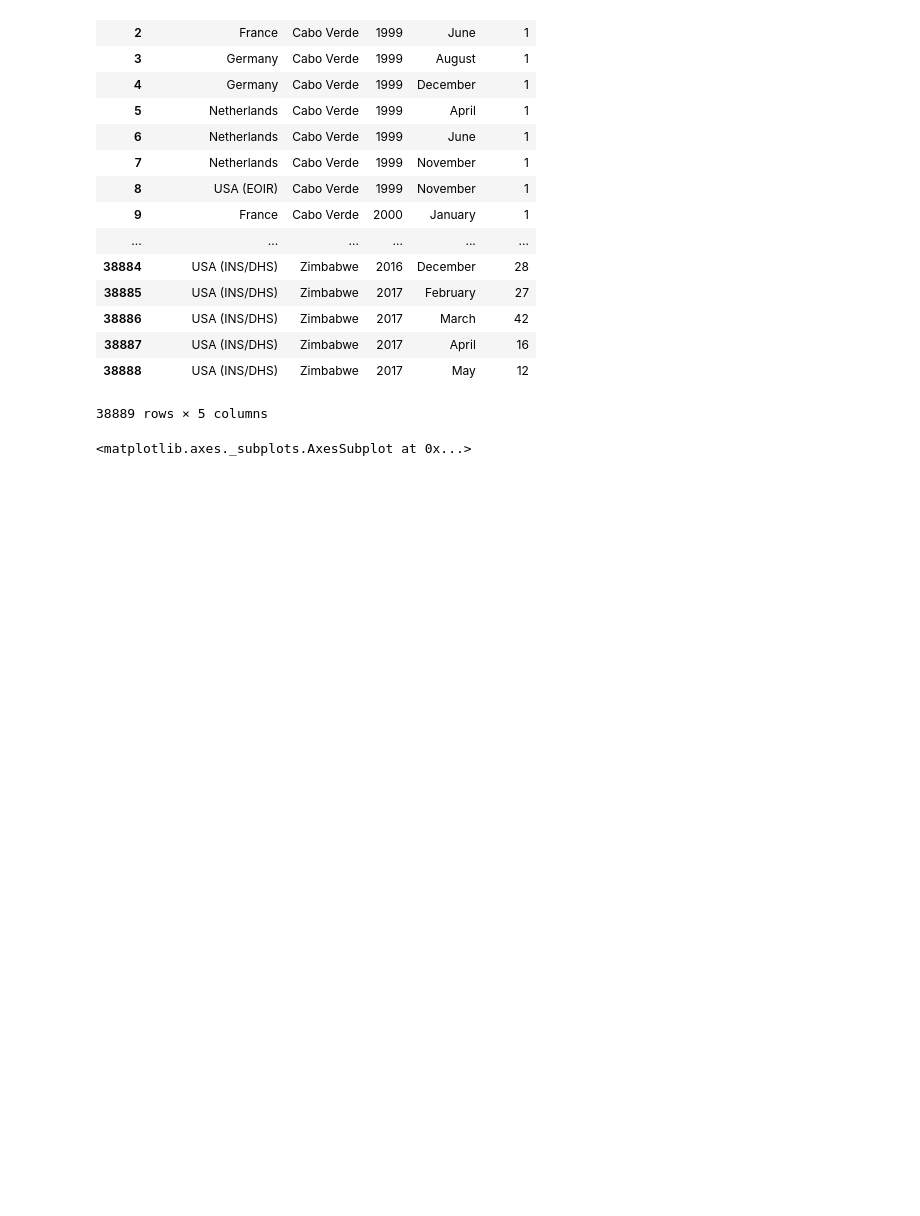
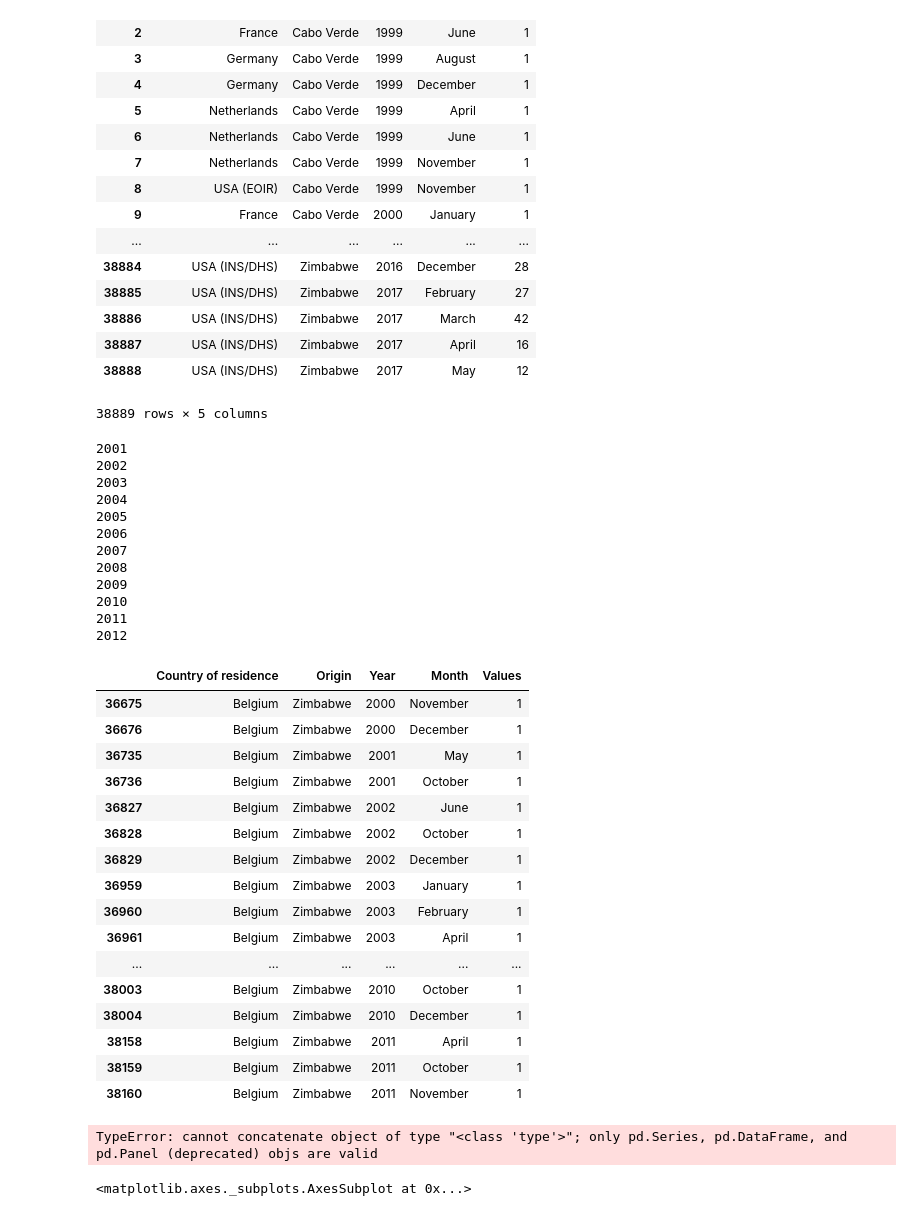
Before and after one commit to Take2001/DataProcessing, a Jupyter notebook: klad/Bob/csv.ipynb, the cells around one changed output. Drawn from its saved outputs; the diff is of its cells as text; code cells hidden in the pictures; blank space fills up the shorter version.

```diff
--- a/klad/Bob/csv.ipynb
+++ b/klad/Bob/csv.ipynb
@@ -43,3 +39,72 @@ Ned = df.loc[df['Origin'] == 'Zimbabwe']
+# %%
+def select_plot(input_data, country_of_residence, origin, beginyear, endyear):
+    year1 = input_data
+    year1 = year1.loc[year1['Country of residence'] == country_of_residence]
+    year1 = year1.loc[year1['Origin'] == origin]
+    year1 = year1.loc[input_data['Year'] == beginyear]
+    output_data = year1
+    for i in range(beginyear + 1, endyear + 1):
+        print(i)
+        yeari = input_data
+        yeari = yeari.loc[yeari['Country of residence'] == country_of_residence]
+        yeari = yeari.loc[yeari['Origin'] == origin]
+        yeari = yeari.loc[input_data['Year'] == i]
+        output_data = pd.concat([output_data, yeari])
+    return output_data
+
+select_plot(df, 'Belgium', 'Zimbabwe', 2000, 2012)
+# %% [output]
+2001
+2002
+2003
+2004
+2005
+2006
+2007
+2008
+2009
+2010
+2011
+2012
+|  | Country of residence | Origin | Year | Month | Values |
+| 36675 | Belgium | Zimbabwe | 2000 | November | 1 |
+| 36676 | Belgium | Zimbabwe | 2000 | December | 1 |
+| 36735 | Belgium | Zimbabwe | 2001 | May | 1 |
+| 36736 | Belgium | Zimbabwe | 2001 | October | 1 |
+| 36827 | Belgium | Zimbabwe | 2002 | June | 1 |
+| 36828 | Belgium | Zimbabwe | 2002 | October | 1 |
+| 36829 | Belgium | Zimbabwe | 2002 | December | 1 |
+| 36959 | Belgium | Zimbabwe | 2003 | January | 1 |
+| 36960 | Belgium | Zimbabwe | 2003 | February | 1 |
+| 36961 | Belgium | Zimbabwe | 2003 | April | 1 |
+| ... | ... | ... | ... | ... | ... |
+| 38003 | Belgium | Zimbabwe | 2010 | October | 1 |
+| 38004 | Belgium | Zimbabwe | 2010 | December | 1 |
+| 38158 | Belgium | Zimbabwe | 2011 | April | 1 |
+| 38159 | Belgium | Zimbabwe | 2011 | October | 1 |
+| 38160 | Belgium | Zimbabwe | 2011 | November | 1 |
+# %%
+country_of_residence = 'Netherlands'
+origin = 'Sudan'
+year = 2000
+year2 = 2002
+
+input_data = df
+input_data = input_data.loc[input_data['Country of residence'] == country_of_residence]
+input_data = input_data.loc[input_data['Origin'] == origin]
+input_data = input_data.loc[input_data['Year'] == year]
+input_data
+
+input_data2 = df
+input_data2 = input_data2.loc[input_data2['Country of residence'] == country_of_residence]
+input_data2 = input_data2.loc[input_data2['Origin'] == origin]
+input_data2 = input_data2.loc[input_data2['Year'] == year2]
+input_data2
+
+output_data = pd.concat([pd.DataFrame, input_data2])
+output_data
+# %% [output]
+TypeError: cannot concatenate object of type "<class 'type'>"; only pd.Series, pd.DataFrame, and pd.Panel (deprecated) objs are valid
 # %%
 Ned.plot(x='Year', y='Values')
 # %% [output]
```
Also changed, not shown: parts of 3 cells of this notebook, 2 other files.
